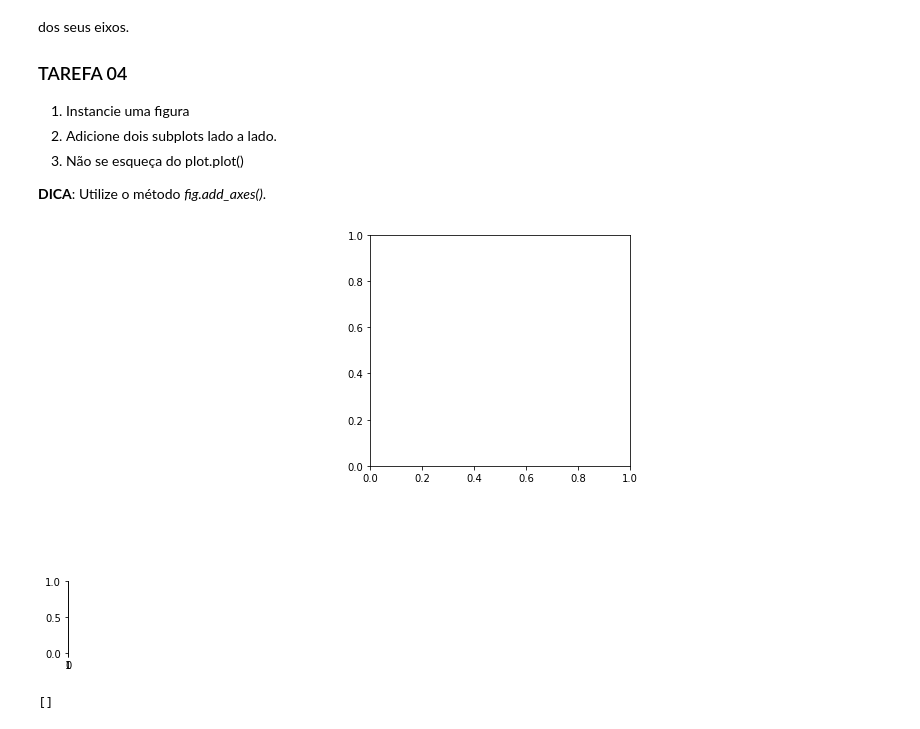
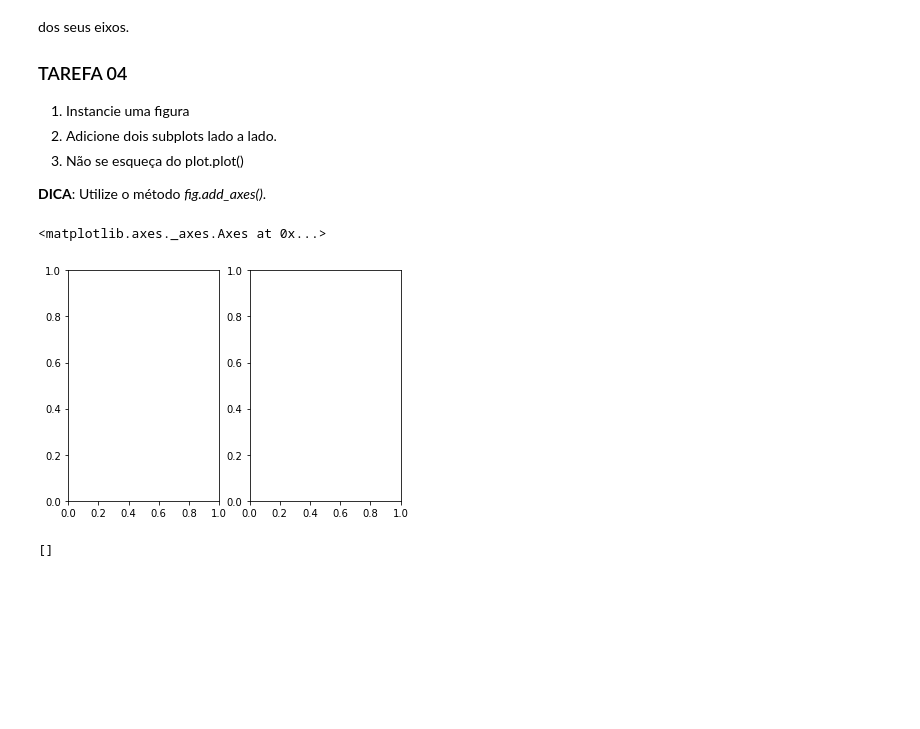
Before and after one commit to robsonbfreitas/visualizacao_exploratoria_exercicios, a Jupyter notebook: 01-exercicios-matplotlib/visualizacao-com-matplotlib.ipynb, the cells around one changed output. Cells and saved outputs as stored; diff of their text form; code cells hidden in the pictures; blank space fills up the shorter version.

```diff
--- a/01-exercicios-matplotlib/visualizacao-com-matplotlib.ipynb
+++ b/01-exercicios-matplotlib/visualizacao-com-matplotlib.ipynb
@@ -155,10 +155,11 @@ O método *fig.add_subplot()* é a maneira mais fácil de configurar seu layout,
 # %%
 # Insira seu código aqui
 fig = plt.figure()
-ax1 = fig.add_axes([0.2, 0.4, 0.6, 0.8])
-ax2 = fig.add_axes([-0.50, -0.25, 0.0, 0.25])
+fig.add_axes([0.4, 1.2, 0.35, 0.8])
+fig.add_axes([0.82, 1.2, 0.35, 0.8])
 # %% [output]
+<matplotlib.axes._axes.Axes at 0x...>
-[figure, old version]
+[figure, new version]
 # %%
 # Resultado esperado (não modifique esta célula)
 # %% [output]
```
